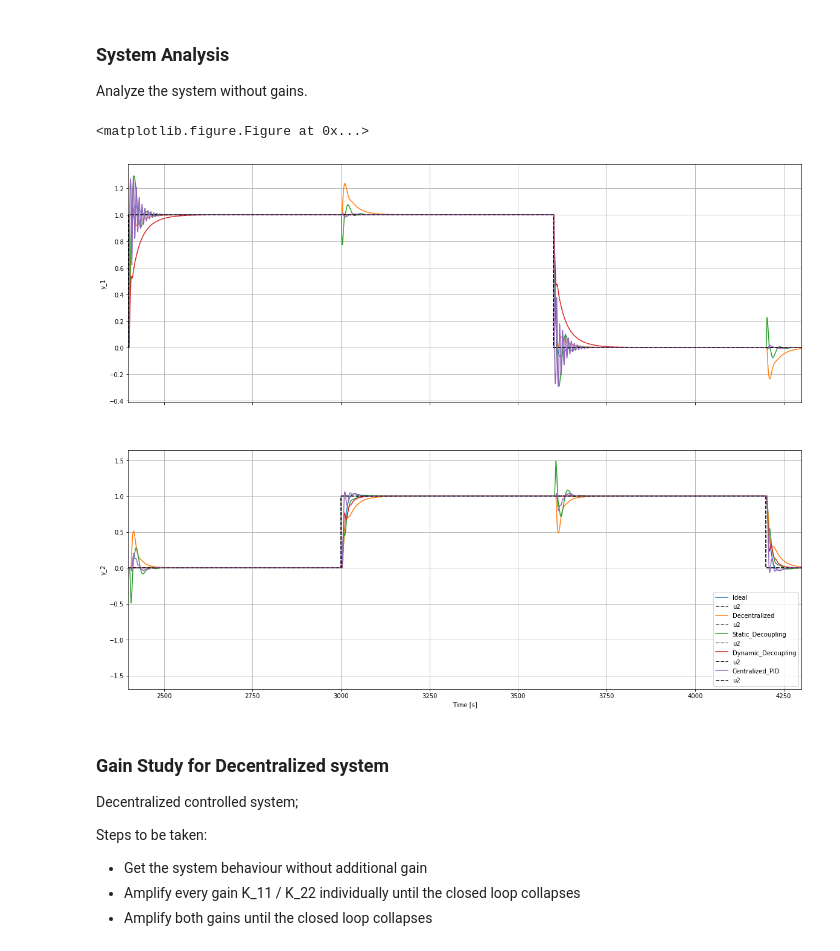
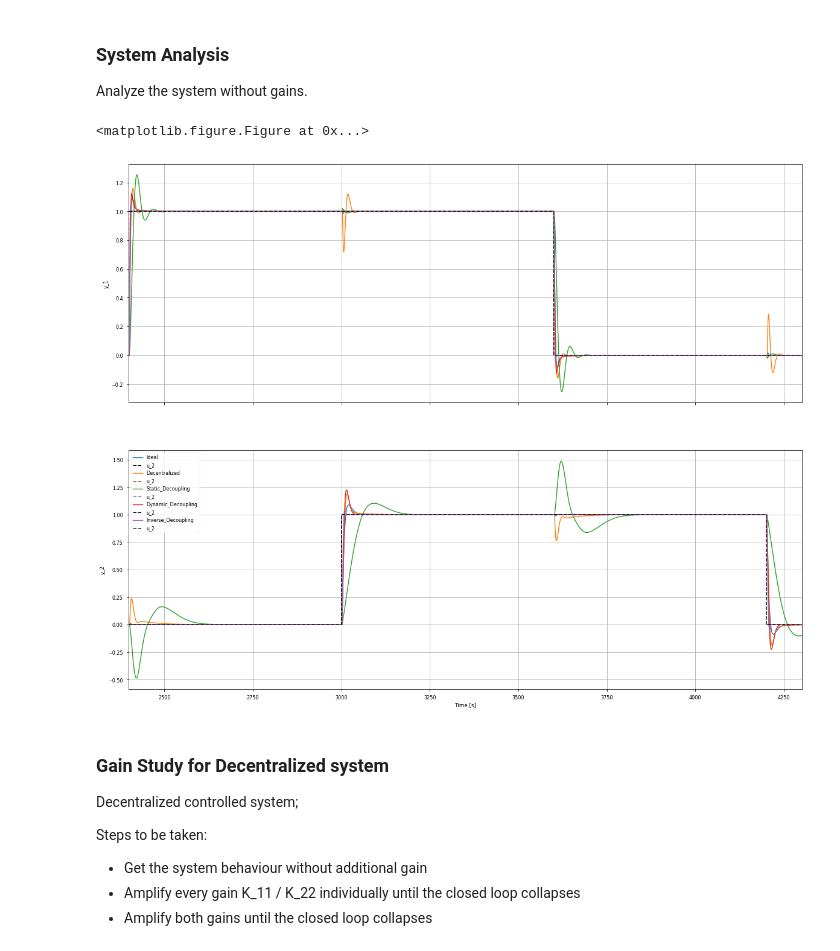
Before and after one commit to AlCap23/IfT_Decoupling, a Jupyter notebook: Python/Experimental System.ipynb, the cells around one changed output. Saved outputs shown, nothing was run; the diff lists cells and outputs as text; code cells hidden in the pictures.

Commit message:
Update Python & Modelica
Updated all Notebooks;

Updated all Modelica Models;

Added Determinant plot

```diff
--- a/Python/Experimental System.ipynb
+++ b/Python/Experimental System.ipynb
@@ -580,13 +645,13 @@ Simulate the dymola systems via the interface.
 # General Information
 
 # Modelica Package name
-Package = "WoodBerry"
+Package = "Experimental"
 
-# Make an array of models to automate the evaluation
-models = ['Ideal','Decentralized', 'Static_Decoupling', 'Dynamic_Decoupling', 'Centralized_PID']
+# Make an array of models to automate the evaluation Centralized_PID  does not work
+models = ['Ideal','Decentralized', 'Static_Decoupling', 'Dynamic_Decoupling', 'Inverse_Decoupling']
 
 # Model to simulate, here the folder and the modelica file containing the model needs to be specified.
-Model_Path = "../Modelica/Rosenbrock.mo"
+Model_Path = "../Modelica/Experimental.mo"
 
 # Simulation Parameter, here the simulation parameter have to be specified.
 sim_parameter = {
@@ -607,38 +672,38 @@ model = pf.Initialize_Simulation("../Modelica/"+Package+".mo", Show = False)
 # Make a plot
 plt.clf()
 fig, ax = plt.subplots(2, sharex = True, figsize = (20,16))
 
 # Loop over all models in the modelica file
 for model_names in models:
 
     # Update the simulation parameter
     sim_parameter.update({"Model":Package+"."+model_names, "Result": "../Data/"+Package+"/"+model_names})
     # Run the current simulation
     pf.Run_Simulation(model, sim_parameter)
     # Get the result data
     Data = pf.Simulation_Results("../Data/"+Package+"/"+model_names+".mat")
     # Apply the data to the plot
-    ax[0].plot(Data["time"], Data["y1"], label = model_names)
-    ax[0].plot(Data["time"], Data["u1"], color = 'k', linewidth = 1, linestyle = 'dashed', label = None)
+    ax[0].plot(Data["time"], Data["y_1"], label = model_names)
+    ax[0].plot(Data["time"], Data["u_1"], color = 'k', linewidth = 1, linestyle = 'dashed', label = None)
 
-    ax[1].plot(Data["time"], Data["y2"], label = model_names)
-    ax[1].plot(Data["time"], Data["u2"], color = 'k', linewidth = 1, linestyle = 'dashed', label = None)
+    ax[1].plot(Data["time"], Data["y_2"], label = model_names)
+    ax[1].plot(Data["time"], Data["u_2"], color = 'k', linewidth = 1, linestyle = 'dashed', label = None)
 
 # Close the current simulation instance
 model.close()
 
 # Add the layout to the plot
 ax[1].legend()
 ax[0].set_ylabel('y_1')
 ax[0].grid(True)
 ax[1].set_ylabel('y_2')
 ax[1].set_xlabel('Time [s]')
 ax[1].grid(True)
 ax[0].set_xlim([2399,4301])
 plt.show()
 # %% [output]
 <matplotlib.figure.Figure at 0x...>
-[figure, old version]
+[figure, new version]
 # %% [markdown]
 ### Gain Study for Decentralized system
 
```
Also changed, not shown: parts of 13 cells of this notebook, 14 other files.
